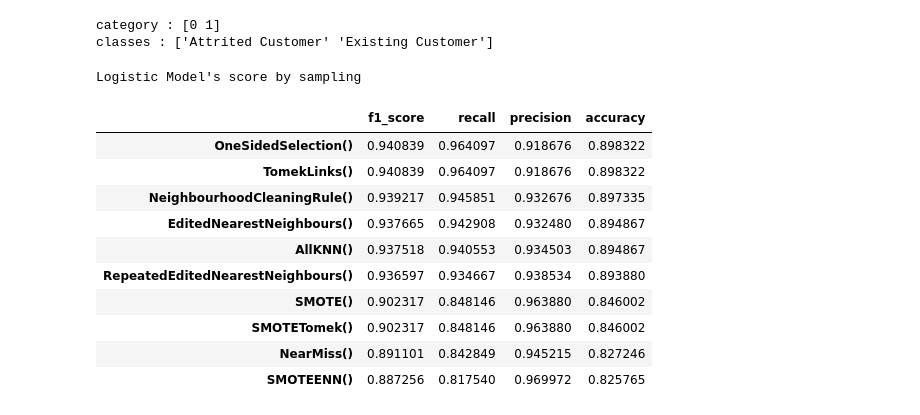
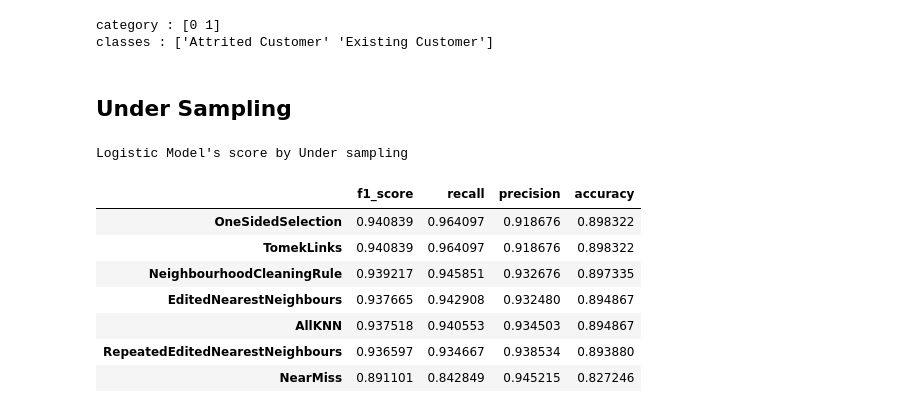
Before and after one commit to YJ-97/-Prediction-Customer-Attrition, a Jupyter notebook: modeling/Logistic.ipynb, the cells around one changed output. Saved outputs shown, nothing was run; the diff lists cells and outputs as text; code cells hidden in the pictures.

```diff
--- a/modeling/Logistic.ipynb
+++ b/modeling/Logistic.ipynb
@@ -45,50 +47,51 @@ target = data.iloc[:,0]
 # %% [output]
 category : [0 1]
 classes : ['Attrited Customer' 'Existing Customer']
+# %% [markdown]
+## Under Sampling
 # %%
-## Sampling 전부
-
 columns = ['f1_score', 'recall', 'precision', 'accuracy']
 df = pd.DataFrame(columns=columns)
 
-sampling = [EditedNearestNeighbours,RepeatedEditedNearestNeighbours, AllKNN, NearMiss,NeighbourhoodCleaningRule, OneSidedSelection,TomekLinks, SMOTE, BorderlineSMOTE, ADASYN, SMOTETomek, SMOTEENN]
+sampling = [EditedNearestNeighbours, RepeatedEditedNearestNeighbours, AllKNN, NearMiss,NeighbourhoodCleaningRule, OneSidedSelection,TomekLinks]
 
 random.seed(42)
 
 for i in sampling:
+
     x_train, x_test, y_train, y_test = train_test_split(input, target, test_size=0.2, random_state=42)
 
     ss = StandardScaler()
     x_train_ss = ss.fit_transform(x_train)
     x_test_ss = ss.fit_transform(x_test)
 
-    sampling = i()
+    if i == OneSidedSelection:
+        sampling = i(random_state=42)
+    else:
+        sampling = i()
+
     x_train_ss, y_train = sampling.fit_resample(x_train_ss, y_train)
 
     lr = LogisticRegression(random_state=42)
     lr.fit(x_train_ss, y_train)
     pred = lr.predict(x_test_ss)
 
     acc = accuracy_score(y_test, pred)
     recall = recall_score(y_test, pred)
     precision = precision_score(y_test, pred)
     f1 = f1_score(y_test, pred)
 
-    df.loc[sampling] = [f1, recall, precision, acc]
+    df.loc[i.__name__] = [f1, recall, precision, acc]
 
-print("Logistic Model's score by sampling")
-df.sort_values(['f1_score', 'recall', 'precision', 'accuracy'], ascending=False, inplace=True)
-df.head(10)
+print("Logistic Model's score by Under sampling")
+df.sort_values(['f1_score', 'recall', 'precision', 'accuracy'], ascending=False)
 # %% [output]
-Logistic Model's score by sampling
+Logistic Model's score by Under sampling
 |  | f1_score | recall | precision | accuracy |
-| OneSidedSelection() | 0.940839 | 0.964097 | 0.918676 | 0.898322 |
-| TomekLinks() | 0.940839 | 0.964097 | 0.918676 | 0.898322 |
-| NeighbourhoodCleaningRule() | 0.939217 | 0.945851 | 0.932676 | 0.897335 |
-| EditedNearestNeighbours() | 0.937665 | 0.942908 | 0.932480 | 0.894867 |
-| AllKNN() | 0.937518 | 0.940553 | 0.934503 | 0.894867 |
-| RepeatedEditedNearestNeighbours() | 0.936597 | 0.934667 | 0.938534 | 0.893880 |
-| SMOTE() | 0.902317 | 0.848146 | 0.963880 | 0.846002 |
-| SMOTETomek() | 0.902317 | 0.848146 | 0.963880 | 0.846002 |
-| NearMiss() | 0.891101 | 0.842849 | 0.945215 | 0.827246 |
-| SMOTEENN() | 0.887256 | 0.817540 | 0.969972 | 0.825765 |
+| OneSidedSelection | 0.940839 | 0.964097 | 0.918676 | 0.898322 |
+| TomekLinks | 0.940839 | 0.964097 | 0.918676 | 0.898322 |
+| NeighbourhoodCleaningRule | 0.939217 | 0.945851 | 0.932676 | 0.897335 |
+| EditedNearestNeighbours | 0.937665 | 0.942908 | 0.932480 | 0.894867 |
+| AllKNN | 0.937518 | 0.940553 | 0.934503 | 0.894867 |
+| RepeatedEditedNearestNeighbours | 0.936597 | 0.934667 | 0.938534 | 0.893880 |
+| NearMiss | 0.891101 | 0.842849 | 0.945215 | 0.827246 |
```
Also changed, not shown: parts of 11 cells of this notebook, 11 other files.
